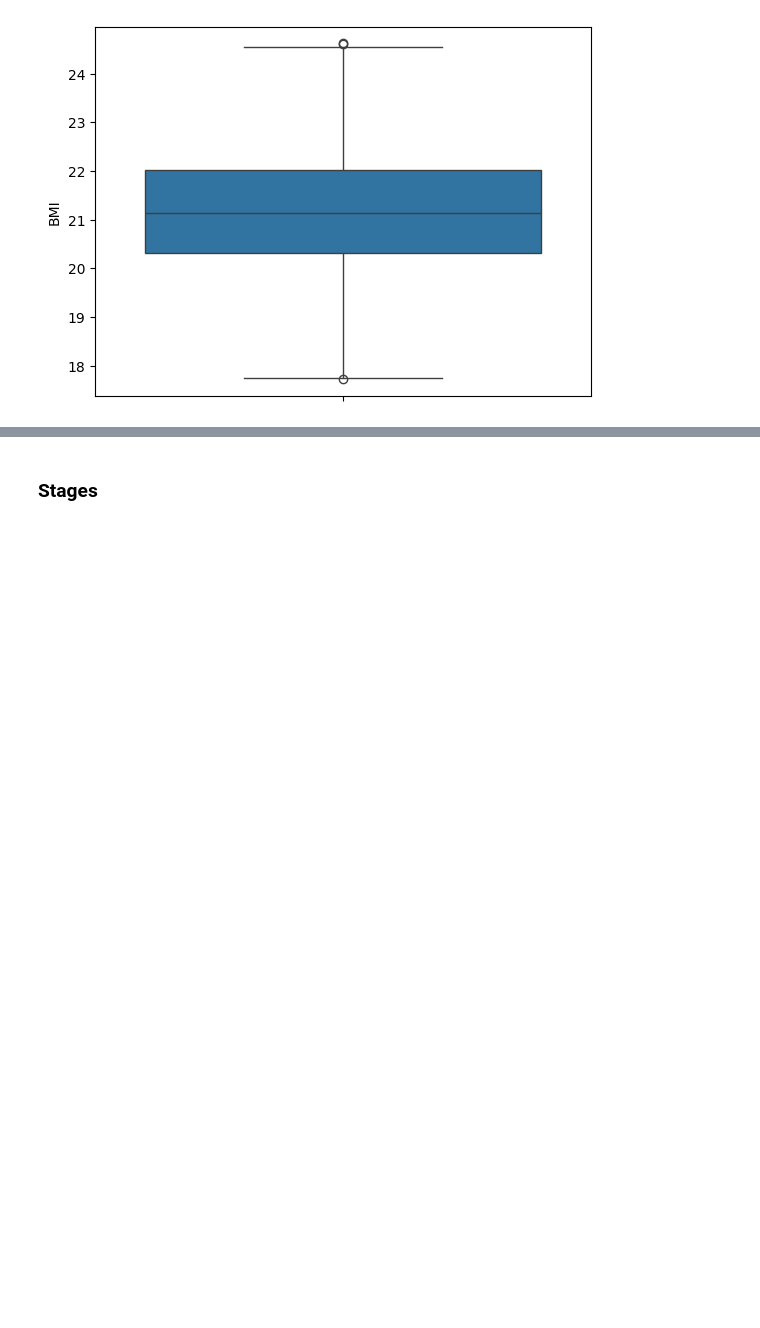
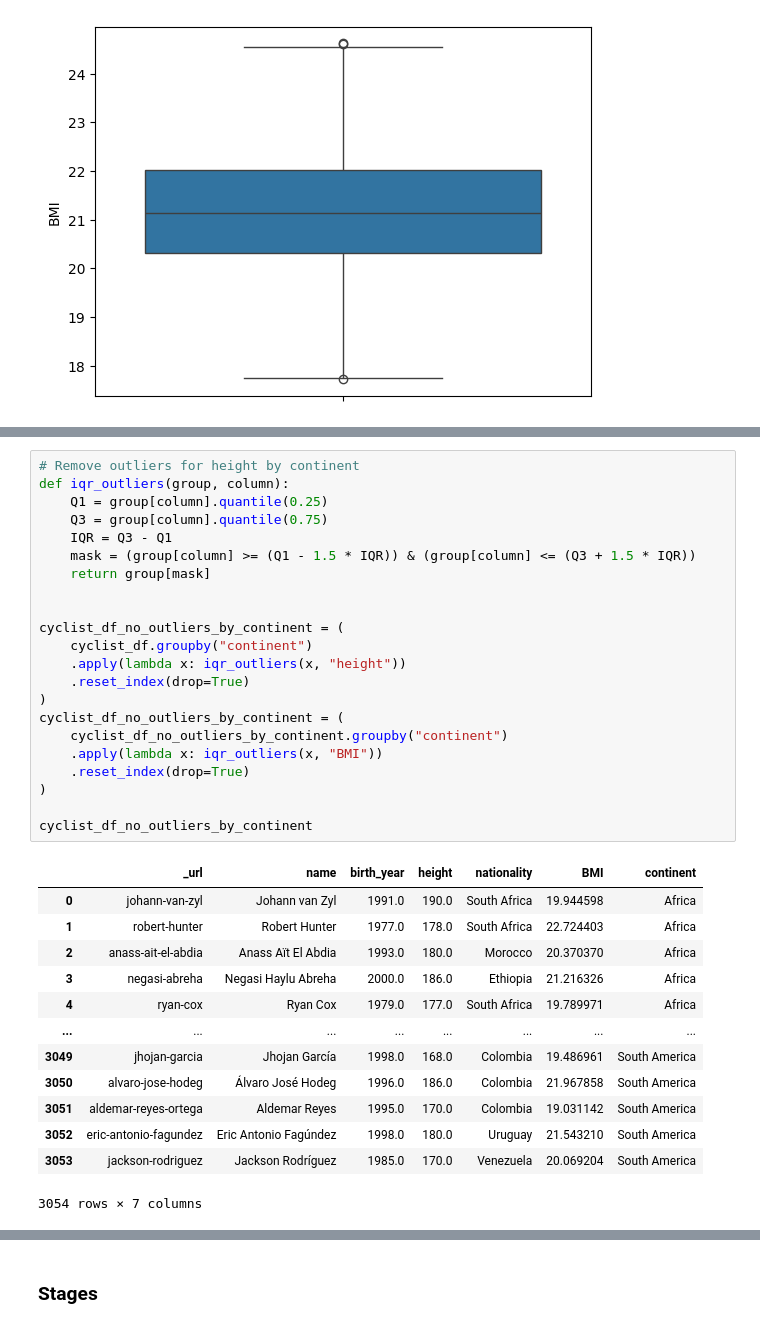
Before and after one commit to DiVitoTommaso/Cyclists-Races_Data-Mining, a Jupyter notebook: FeatEng.ipynb, the cells around one changed output, grey strips where cells are left out. Cells and saved outputs as stored; diff of their text form; blank space fills up the shorter version.

```diff
--- a/FeatEng.ipynb
+++ b/FeatEng.ipynb
@@ -230,0 +267,36 @@ sns.boxplot(cyclist_no_outliers_df["BMI"])
+# %%
+# Remove outliers for height by continent
+def iqr_outliers(group, column):
+    Q1 = group[column].quantile(0.25)
+    Q3 = group[column].quantile(0.75)
+    IQR = Q3 - Q1
+    mask = (group[column] >= (Q1 - 1.5 * IQR)) & (group[column] <= (Q3 + 1.5 * IQR))
+    return group[mask]
+
+
+cyclist_df_no_outliers_by_continent = (
+    cyclist_df.groupby("continent")
+    .apply(lambda x: iqr_outliers(x, "height"))
+    .reset_index(drop=True)
+)
+cyclist_df_no_outliers_by_continent = (
+    cyclist_df_no_outliers_by_continent.groupby("continent")
+    .apply(lambda x: iqr_outliers(x, "BMI"))
+    .reset_index(drop=True)
+)
+
+cyclist_df_no_outliers_by_continent
+# %% [output]
+|  | _url | name | birth_year | height | nationality | BMI | continent |
+| 0 | johann-van-zyl | Johann van Zyl | 1991.0 | 190.0 | South Africa | 19.944598 | Africa |
+| 1 | robert-hunter | Robert Hunter | 1977.0 | 178.0 | South Africa | 22.724403 | Africa |
+| 2 | anass-ait-el-abdia | Anass Aït El Abdia | 1993.0 | 180.0 | Morocco | 20.370370 | Africa |
+| 3 | negasi-abreha | Negasi Haylu Abreha | 2000.0 | 186.0 | Ethiopia | 21.216326 | Africa |
+| 4 | ryan-cox | Ryan Cox | 1979.0 | 177.0 | South Africa | 19.789971 | Africa |
+| ... | ... | ... | ... | ... | ... | ... | ... |
+| 3049 | jhojan-garcia | Jhojan García | 1998.0 | 168.0 | Colombia | 19.486961 | South America |
+| 3050 | alvaro-jose-hodeg | Álvaro José Hodeg | 1996.0 | 186.0 | Colombia | 21.967858 | South America |
+| 3051 | aldemar-reyes-ortega | Aldemar Reyes | 1995.0 | 170.0 | Colombia | 19.031142 | South America |
+| 3052 | eric-antonio-fagundez | Eric Antonio Fagúndez | 1998.0 | 180.0 | Uruguay | 21.543210 | South America |
+| 3053 | jackson-rodriguez | Jackson Rodríguez | 1985.0 | 170.0 | Venezuela | 20.069204 | South America |
+3054 rows × 7 columns
```
Also changed, not shown: parts of 7 cells of this notebook.
